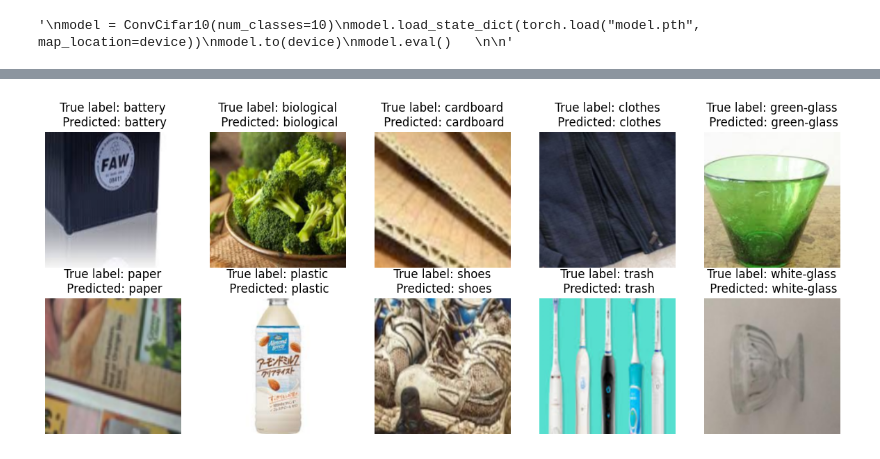
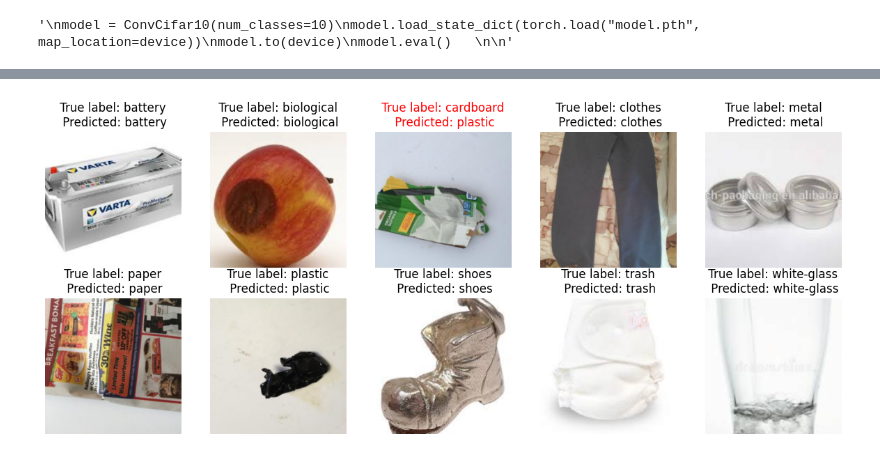
Before and after one commit to Alexej-Larionov/deep-learning-course-practice-2025, a Jupyter notebook: laboratory_work_3/LarionovAI/GarbageClassification.ipynb, the cells around one changed output, grey strips where cells are left out. Saved outputs shown, nothing was run; the diff lists cells and outputs as text; code cells hidden in the pictures.

```diff
--- a/laboratory_work_3/LarionovAI/GarbageClassification.ipynb
+++ b/laboratory_work_3/LarionovAI/GarbageClassification.ipynb
@@ -468 +1280,34 @@ FINAL TEST ACCURACY: 60.787522203556236%
 ... (4 outputs left out)
+# %%
+MODELS_DIR = Path(
+    r"E:\AI_stuff\deep-learning-course-practice-2025\laboratory_work_3\LarionovAI\final_models"
+)
+
+
+models = [
+    ("Pretrained ResNet50", resnet50),
+    ("Pretrained DenseNet121", densenet121),
+    ("Pretrained EfficientNet", efficientnet),
+    ("Pretrained ViT_B16", vit_b16),
+    ("Random ResNet50", resnet50_r),
+    ("Random DenseNet121", densenet121_r),
+    ("Random EfficientNet", efficientnet_r),
+    ("Random ViT_B16", vit_b16_r),
+]
+
+
+for i, (model_name, model) in enumerate(models):
+    ckpt_path = None
+
+    for p in MODELS_DIR.glob("*.pth"):
+        if model_name in p.stem:
+            ckpt_path = p
+            break
+
+    state_dict = torch.load(ckpt_path, map_location="cpu")
+    model.load_state_dict(state_dict)
+    model.eval()
+
+    models[i] = (model_name, model)
+
+    print(model_name)
@@ -541,12 +1417,13 @@ sn.heatmap(df_cm, annot=True)
 # %%
+model = models[3][1]
 model.to('cpu')
 model.eval()
 
 
-def show_one_per_class(testloader, class_names=None):
+def show_one_per_class(valloader, class_names=None):
     found = {}
 
-    for images, labels in testloader:
+    for images, labels in valloader:
         for img, lab in zip(images, labels):
             lab = lab.item()
             if lab not in found:
@@ -554,37 +1431,32 @@ def show_one_per_class(testloader, class_names=None):
             if len(found) == 10:
                 break
         if len(found) == 10:
             break
 
     plt.figure(figsize=(12, 5))
     for idx, (lab, img) in enumerate(sorted(found.items())):
         plt.subplot(2, 5, idx+1)
         pred=model(img.unsqueeze(0)).argmax(dim=1)
         img = (img * torch.tensor(std).view(3,1,1) + torch.tensor(mean).view(3,1,1)).clamp(0,1)
         plt.imshow(img.permute(1, 2, 0))
         if class_names:
             title =f" True label: {class_names[lab]} \n Predicted: {class_names[pred]}"
             if class_names[lab] == class_names[pred]:
                 plt.title(title)
             else:
                 plt.title(title, color = "red")
 
 
         else:
             plt.title(f"class {lab}")
         plt.axis("off")
 
     plt.tight_layout()
     plt.show()
 
 
-#testset.transform = T.ToTensor()
-#testloader = DataLoader(testset, batch_size=512, shuffle = True)
-testset  = Subset(test_dataset_full,  test_idx)
-testloader = DataLoader(testset, batch_size=512)
-
 class_names = base_dataset.classes
 
-show_one_per_class(testloader, class_names)
+show_one_per_class(valloader, class_names)
 # %% [output]
-[figure, old version]
+[figure, new version]
```
Also changed, not shown: parts of 15 cells of this notebook, 2 other files.
